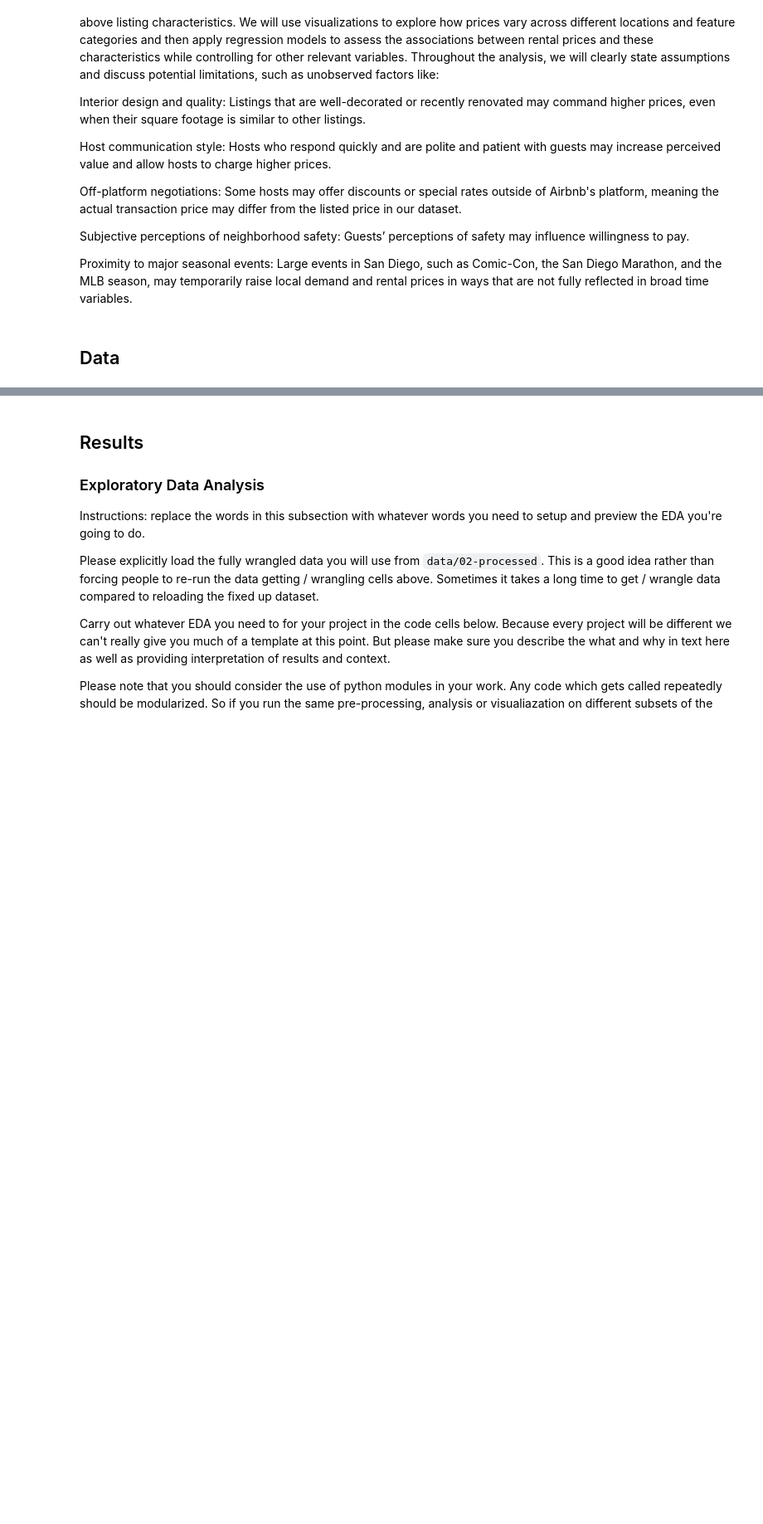
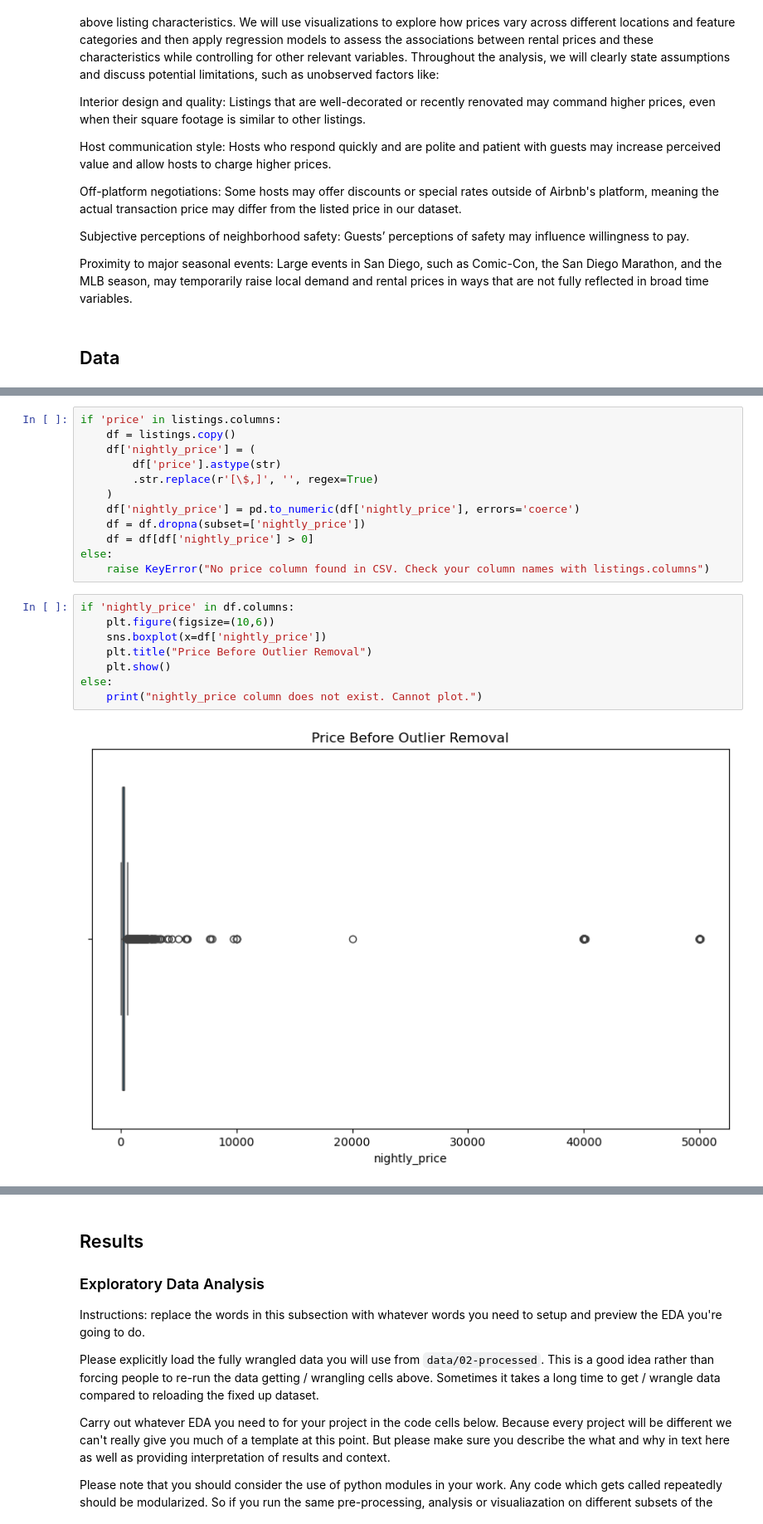
Before and after one commit to COGS108/Group082_WI26, a Jupyter notebook: 02-EDACheckpoint.ipynb, the cells around one changed output, grey strips where cells are left out. Shown at 83% size. Drawn from its saved outputs; the diff is of its cells as text; blank space fills up the shorter version.

```diff
--- a/02-EDACheckpoint.ipynb
+++ b/02-EDACheckpoint.ipynb
@@ -100,0 +249,22 @@ Instructions: REPLACE the contents of this cell and the one below with your work
+# %%
+if 'price' in listings.columns:
+    df = listings.copy()
+    df['nightly_price'] = (
+        df['price'].astype(str)
+        .str.replace(r'[\$,]', '', regex=True)
+    )
+    df['nightly_price'] = pd.to_numeric(df['nightly_price'], errors='coerce')
+    df = df.dropna(subset=['nightly_price'])
+    df = df[df['nightly_price'] > 0]
+else:
+    raise KeyError("No price column found in CSV. Check your column names with listings.columns")
+# %%
+if 'nightly_price' in df.columns:
+    plt.figure(figsize=(10,6))
+    sns.boxplot(x=df['nightly_price'])
+    plt.title("Price Before Outlier Removal")
+    plt.show()
+else:
+    print("nightly_price column does not exist. Cannot plot.")
+# %% [output]
+[figure, added]
```
Also changed, not shown: parts of 46 cells of this notebook.
